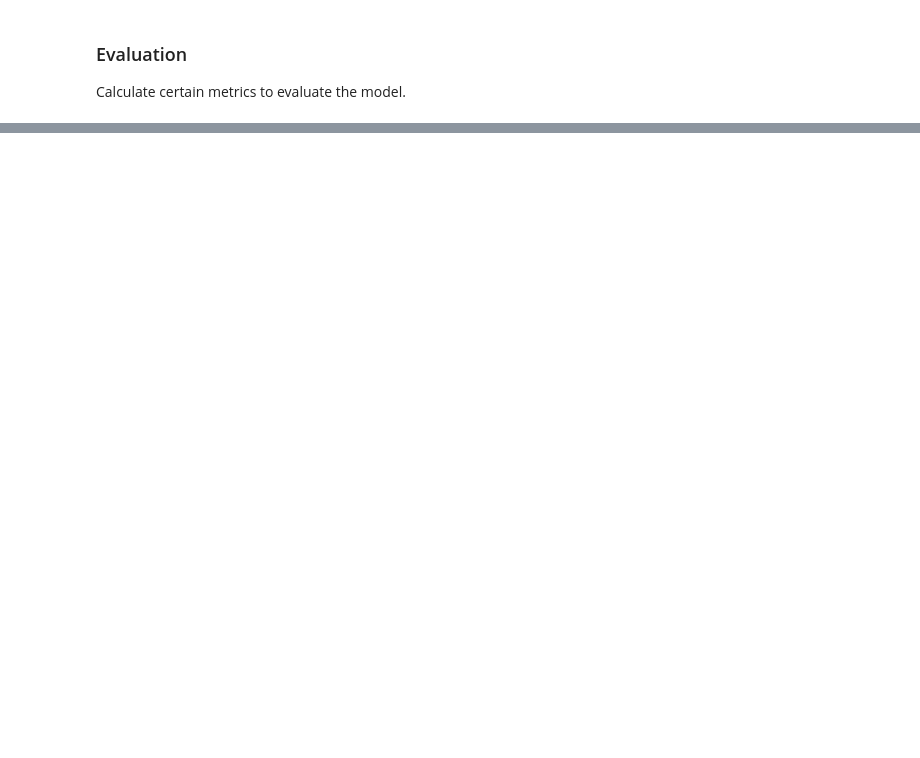
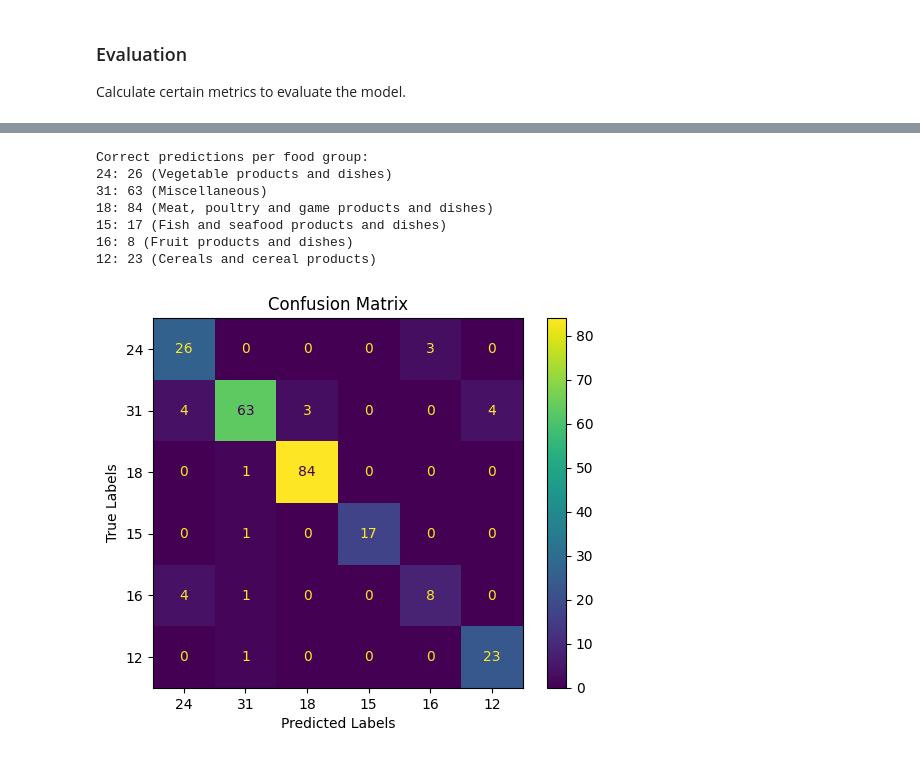
Before and after one commit to d4vidsha/food-groups-classification-model, a Jupyter notebook: src/knn.ipynb, the cells around one changed output, grey strips where cells are left out. Cells and saved outputs as stored; diff of their text form; code cells hidden in the pictures; blank space fills up the shorter version.

```diff
--- a/src/knn.ipynb
+++ b/src/knn.ipynb
@@ -7,7 +7,7 @@ import os
 
 # depending on the OS the path to the data file is different
 if os.name == 'nt':
-    data = pd.read_csv(r'..\data\preprocessed-data-classification.csv')
+    data = pd.read_csv(r'..\data\generated\preprocessed-data-classification.csv')
     food_groups = pd.read_excel(r'..\data\food-groups.xls')
 elif os.name == 'posix':
     data = pd.read_csv(r'../data/preprocessed-data-classification.csv')
@@ -50,9 +61,10 @@ y_test = test[y_COL]
 We create a $k$-nn model which is used to classify a food into different food groups based on its nutritional information.
 # %%
 from sklearn.neighbors import KNeighborsClassifier
+KNN_NEIGHBORS = 4
 
 # create knn with 3 neighbors
-knn = KNeighborsClassifier(n_neighbors=4)
+knn = KNeighborsClassifier(n_neighbors=KNN_NEIGHBORS)
 
 # replace NaN values with 0
 X_train = X_train.fillna(0)
@@ -65,6 +79,9 @@ knn.fit(X_train, y_train)
 # %%
-# predict the labels of the test set
-y_pred = knn.predict(X_test)
+def predict_y(X_test):
+    # predict the labels of the test set
+    return knn.predict(X_test)
+
+y_pred = predict_y(X_test)
 # %% [markdown]
 ### Evaluation
 Calculate certain metrics to evaluate the model.
@@ -82,33 +106,45 @@ print(f"First few true labels: {y_test[:10].values}")
 # %%
 from sklearn.metrics import confusion_matrix, ConfusionMatrixDisplay
 
-# count the number of correct predictions
-print("Correct predictions per food group:")
-for value in y_test.unique():
-    correct = 0
-    for i in range(len(y_test)):
-        if y_test.values[i] == y_pred[i] and y_test.values[i] == value:
-            correct += 1
-    food_group_name = food_groups[food_groups['Food Group Code'] == value]['Food Group and Sub-Group Name'].values[0].strip()
-    print(f"{value}: {correct} ({food_group_name})")
+def print_cm(y_test, y_pred):
+    # count the number of correct predictions
+    print("Correct predictions per food group:")
+    for value in y_test.unique():
+        correct = 0
+        for i in range(len(y_test)):
+            if y_test.values[i] == y_pred[i] and y_test.values[i] == value:
+                correct += 1
+        food_group_name = food_groups[food_groups['Food Group Code'] == value]['Food Group and Sub-Group Name'].values[0].strip()
+        print(f"{value}: {correct} ({food_group_name})")
 
-# create confusion matrix
-cm = confusion_matrix(y_test, y_pred, labels=y_test.unique())
+    # create confusion matrix
+    cm = confusion_matrix(y_test, y_pred, labels=y_test.unique())
 
-# create confusion matrix display
-disp = ConfusionMatrixDisplay(confusion_matrix=cm)
+    # create confusion matrix display
+    disp = ConfusionMatrixDisplay(confusion_matrix=cm)
 
-# plot confusion matrix
-disp.plot()
-plt.title("Confusion Matrix")
-plt.xlabel("Predicted Labels")
-plt.ylabel("True Labels")
+    # plot confusion matrix
+    disp.plot()
+    plt.title("Confusion Matrix")
+    plt.xlabel("Predicted Labels")
+    plt.ylabel("True Labels")
 
-# plot the labels on the x and y axis
-plt.xticks(range(len(y_test.unique())), y_test.unique())
-plt.yticks(range(len(y_test.unique())), y_test.unique())
+    # plot the labels on the x and y axis
+    plt.xticks(range(len(y_test.unique())), y_test.unique())
+    plt.yticks(range(len(y_test.unique())), y_test.unique())
 
-plt.show()
+    plt.show()
 
-# save the confusion matrix
-disp.figure_.savefig('../report/figs/knn-confusion-matrix.png', bbox_inches='tight')
+    # save the confusion matrix
+    disp.figure_.savefig('../report/figs/knn-confusion-matrix.png', bbox_inches='tight')
+
+print_cm(y_test, y_pred)
+# %% [output]
+Correct predictions per food group:
+24: 26 (Vegetable products and dishes)
+31: 63 (Miscellaneous)
+18: 84 (Meat, poultry and game products and dishes)
+15: 17 (Fish and seafood products and dishes)
+16: 8 (Fruit products and dishes)
+12: 23 (Cereals and cereal products)
+[figure, added]
```
Also changed, not shown: parts of 6 cells of this notebook.
